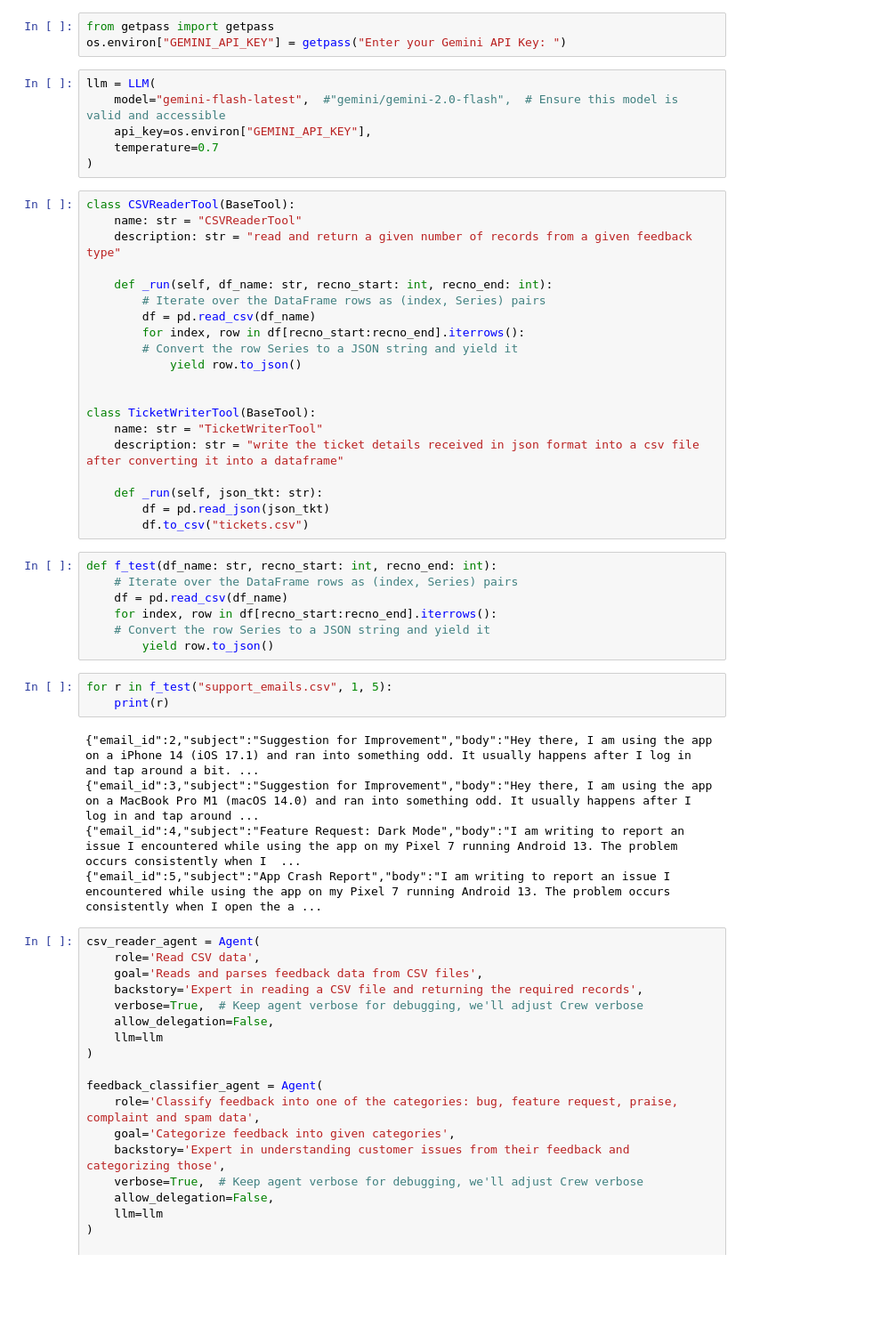
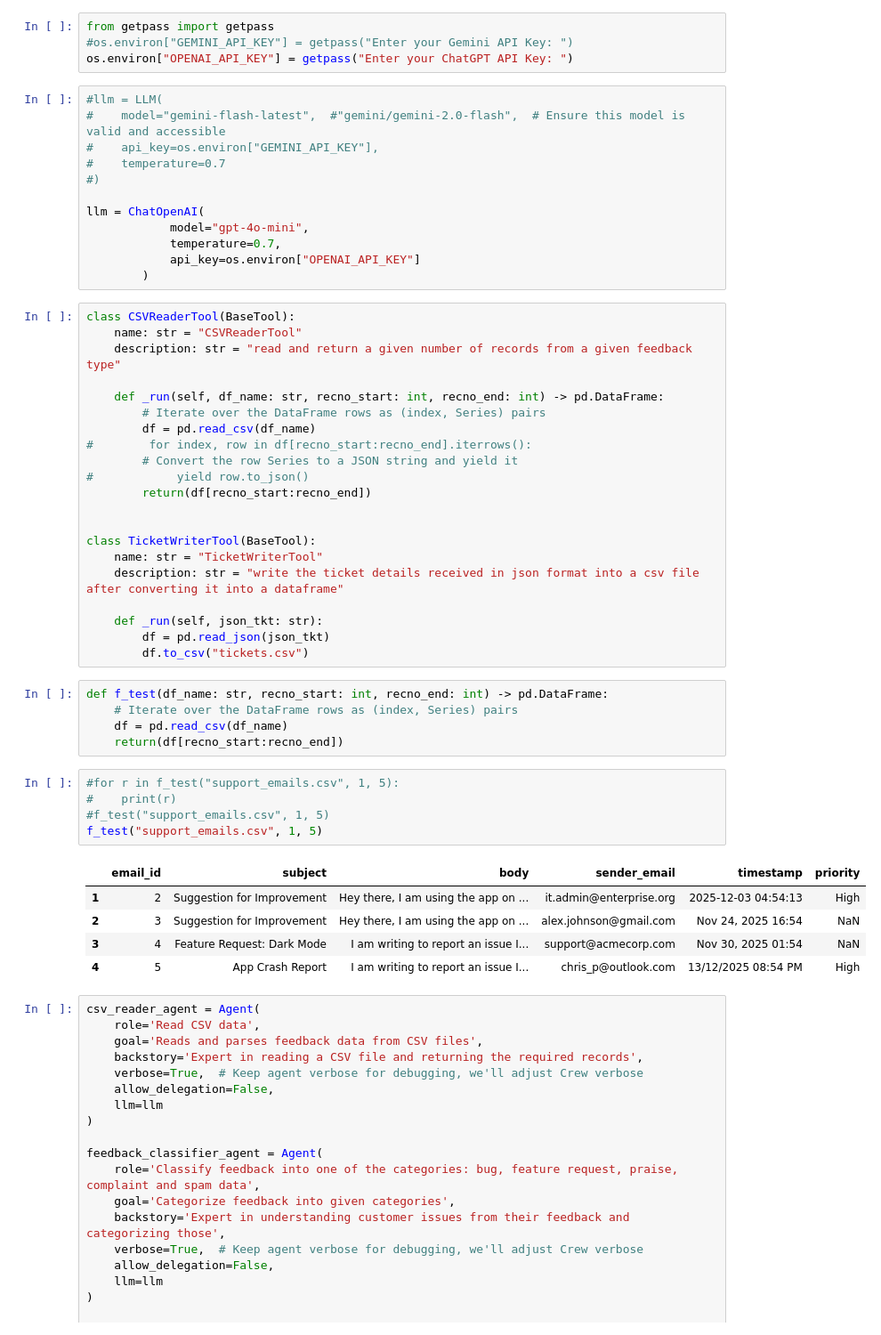
Before and after one commit to BiswajitGhoshal/DataScTB-JH, a Jupyter notebook: ProjectCrew.ipynb, the cells around one changed output. Shown at 89% size. Drawn from its saved outputs; the diff is of its cells as text; blank space fills up the shorter version.

Commit message:
Running notebook

```diff
--- a/ProjectCrew.ipynb
+++ b/ProjectCrew.ipynb
@@ -8,24 +9,32 @@ import pandas as pd
 from crewai.tools import BaseTool
 # %%
 from getpass import getpass
-os.environ["GEMINI_API_KEY"] = getpass("Enter your Gemini API Key: ")
+#os.environ["GEMINI_API_KEY"] = getpass("Enter your Gemini API Key: ")
+os.environ["OPENAI_API_KEY"] = getpass("Enter your ChatGPT API Key: ")
 # %%
-llm = LLM(
-    model="gemini-flash-latest",  #"gemini/gemini-2.0-flash",  # Ensure this model is valid and accessible
-    api_key=os.environ["GEMINI_API_KEY"],
-    temperature=0.7
-)
+#llm = LLM(
+#    model="gemini-flash-latest",  #"gemini/gemini-2.0-flash",  # Ensure this model is valid and accessible
+#    api_key=os.environ["GEMINI_API_KEY"],
+#    temperature=0.7
+#)
+
+llm = ChatOpenAI(
+            model="gpt-4o-mini",
+            temperature=0.7,
+            api_key=os.environ["OPENAI_API_KEY"]
+        )
 # %%
 class CSVReaderTool(BaseTool):
     name: str = "CSVReaderTool"
     description: str = "read and return a given number of records from a given feedback type"
 
-    def _run(self, df_name: str, recno_start: int, recno_end: int):
+    def _run(self, df_name: str, recno_start: int, recno_end: int) -> pd.DataFrame:
         # Iterate over the DataFrame rows as (index, Series) pairs
         df = pd.read_csv(df_name)
-        for index, row in df[recno_start:recno_end].iterrows():
+#        for index, row in df[recno_start:recno_end].iterrows():
         # Convert the row Series to a JSON string and yield it
-            yield row.to_json()
+#            yield row.to_json()
+        return(df[recno_start:recno_end])
 
 
 class TicketWriterTool(BaseTool):
@@ -36,20 +45,21 @@ class TicketWriterTool(BaseTool):
         df = pd.read_json(json_tkt)
         df.to_csv("tickets.csv")
 # %%
-def f_test(df_name: str, recno_start: int, recno_end: int):
+def f_test(df_name: str, recno_start: int, recno_end: int) -> pd.DataFrame:
     # Iterate over the DataFrame rows as (index, Series) pairs
     df = pd.read_csv(df_name)
-    for index, row in df[recno_start:recno_end].iterrows():
-    # Convert the row Series to a JSON string and yield it
-        yield row.to_json()
+    return(df[recno_start:recno_end])
 # %%
-for r in f_test("support_emails.csv", 1, 5):
-    print(r)
+#for r in f_test("support_emails.csv", 1, 5):
+#    print(r)
+#f_test("support_emails.csv", 1, 5)
+f_test("support_emails.csv", 1, 5)
 # %% [output]
-{"email_id":2,"subject":"Suggestion for Improvement","body":"Hey there, I am using the app on a iPhone 14 (iOS 17.1) and ran into something odd. It usually happens after I log in and tap around a bit. ...
-{"email_id":3,"subject":"Suggestion for Improvement","body":"Hey there, I am using the app on a MacBook Pro M1 (macOS 14.0) and ran into something odd. It usually happens after I log in and tap around ...
-{"email_id":4,"subject":"Feature Request: Dark Mode","body":"I am writing to report an issue I encountered while using the app on my Pixel 7 running Android 13. The problem occurs consistently when I  ...
-{"email_id":5,"subject":"App Crash Report","body":"I am writing to report an issue I encountered while using the app on my Pixel 7 running Android 13. The problem occurs consistently when I open the a ...
+|  | email_id | subject | body | sender_email | timestamp | priority |
+| 1 | 2 | Suggestion for Improvement | Hey there, I am using the app on ... | it.admin@enterprise.org | 2025-12-03 04:54:13 | High |
+| 2 | 3 | Suggestion for Improvement | Hey there, I am using the app on ... | alex.johnson@gmail.com | Nov 24, 2025 16:54 | NaN |
+| 3 | 4 | Feature Request: Dark Mode | I am writing to report an issue I... | support@acmecorp.com | Nov 30, 2025 01:54 | NaN |
+| 4 | 5 | App Crash Report | I am writing to report an issue I... | chris_p@outlook.com | 13/12/2025 08:54 PM | High |
 # %%
 csv_reader_agent = Agent(
     role='Read CSV data',
```
Also changed, not shown: parts of 4 cells of this notebook.
